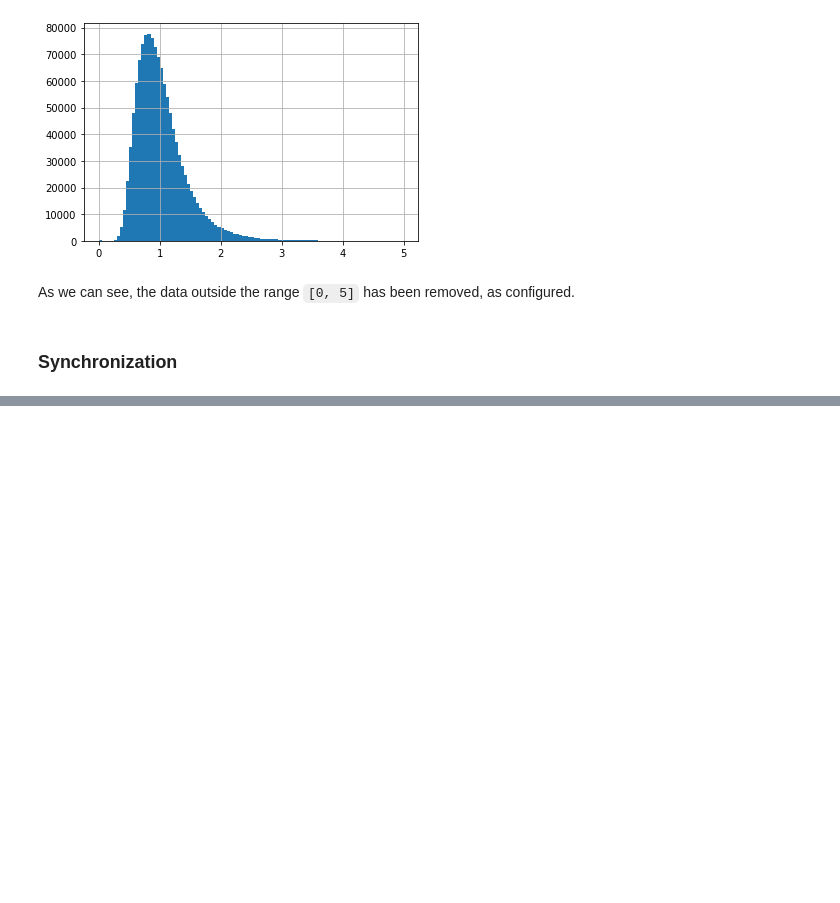
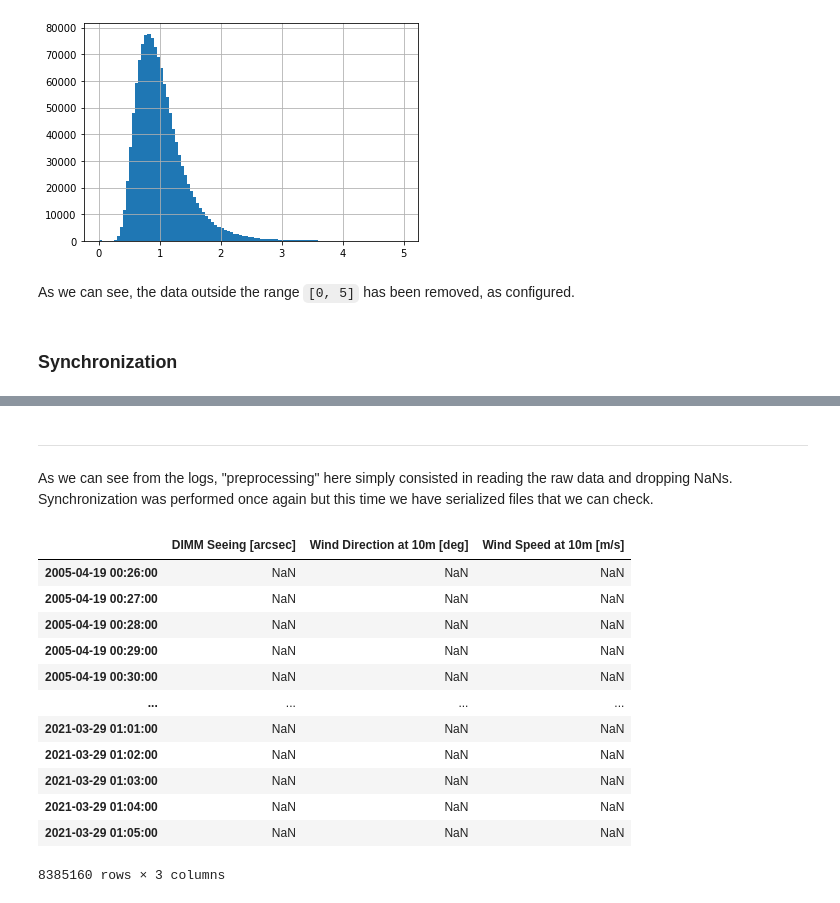
Before and after one commit to thesofakillers/nowcastlib, a Jupyter notebook: examples/tutorial_pipeline.ipynb, the cells around one changed output, grey strips where cells are left out. Cells and saved outputs as stored; diff of their text form; code cells hidden in the pictures; blank space fills up the shorter version.

```diff
--- a/examples/tutorial_pipeline.ipynb
+++ b/examples/tutorial_pipeline.ipynb
@@ -353,0 +598,22 @@ TO DO
+# %% [markdown]
+---
+# %% [markdown]
+As we can see from the logs, "preprocessing" here simply consisted in reading the raw data and dropping NaNs. Synchronization was performed once again but this time we have serialized files that we can check.
+# %%
+synced_df = pd.read_pickle("output/example_datapipe/synced_df.pkl")
+# %%
+synced_df
+# %% [output]
+|  | DIMM Seeing [arcsec] | Wind Direction at 10m [deg] | Wind Speed at 10m [m/s] |
+| 2005-04-19 00:26:00 | NaN | NaN | NaN |
+| 2005-04-19 00:27:00 | NaN | NaN | NaN |
+| 2005-04-19 00:28:00 | NaN | NaN | NaN |
+| 2005-04-19 00:29:00 | NaN | NaN | NaN |
+| 2005-04-19 00:30:00 | NaN | NaN | NaN |
+| ... | ... | ... | ... |
+| 2021-03-29 01:01:00 | NaN | NaN | NaN |
+| 2021-03-29 01:02:00 | NaN | NaN | NaN |
+| 2021-03-29 01:03:00 | NaN | NaN | NaN |
+| 2021-03-29 01:04:00 | NaN | NaN | NaN |
+| 2021-03-29 01:05:00 | NaN | NaN | NaN |
+8385160 rows × 3 columns
```
Also changed, not shown: parts of 23 cells of this notebook, 2 other files.
